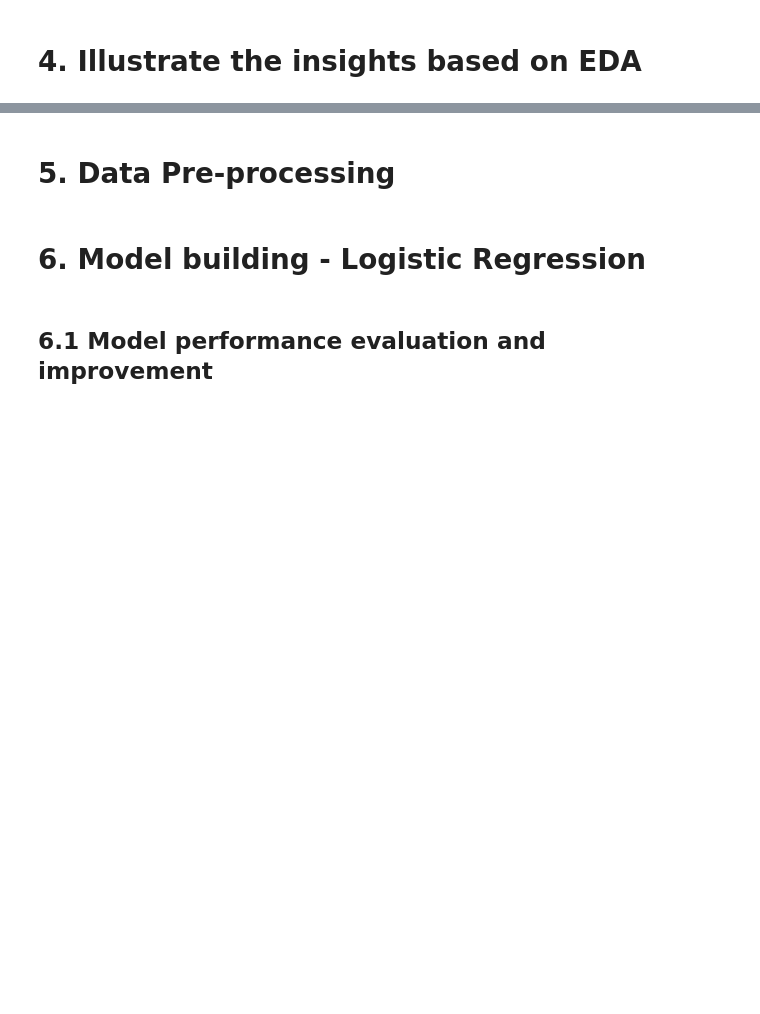
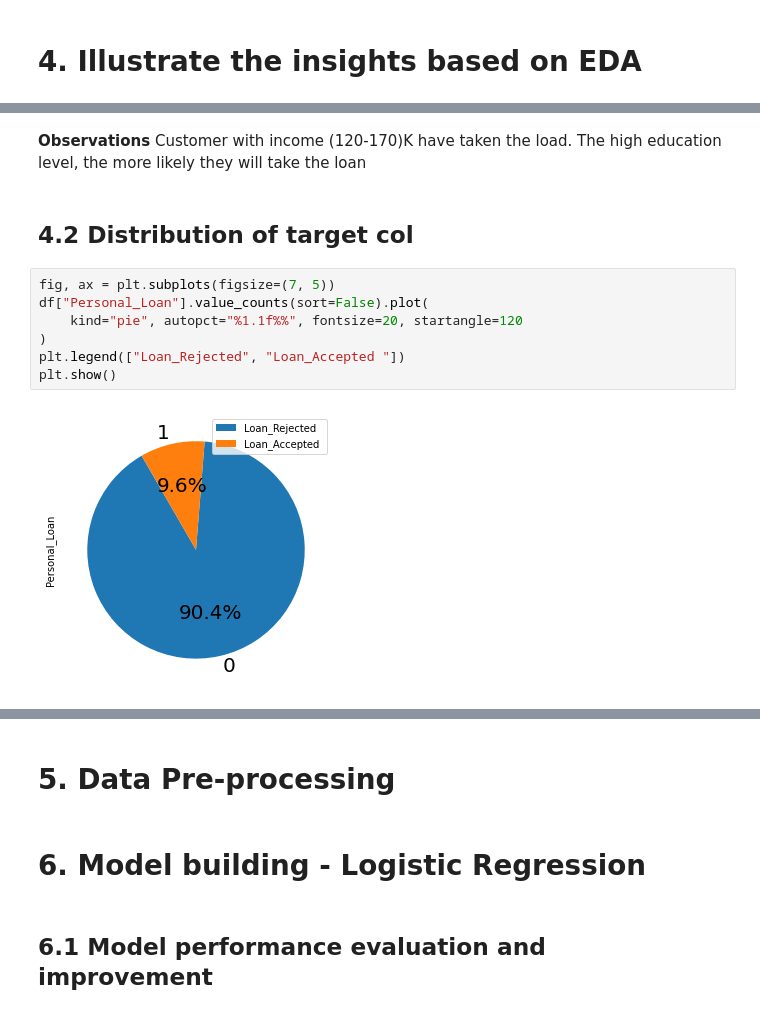
Before and after one commit to sirhomersimpson/pgp-aiml, a Jupyter notebook: supervised_learning_regression/Personal Loan Campaign Project.ipynb, the cells around one changed output, grey strips where cells are left out. Cells and saved outputs as stored; diff of their text form; blank space fills up the shorter version.

```diff
--- a/supervised_learning_regression/Personal Loan Campaign Project.ipynb
+++ b/supervised_learning_regression/Personal Loan Campaign Project.ipynb
@@ -467,0 +518,13 @@ Mortgage 70% of the individuals have a mortgage of less than 40K. However the ma
+# %% [markdown]
+**Observations** Customer with income (120-170)K have taken the load. The high education level, the more likely they will take the loan
+# %% [markdown]
+## 4.2 Distribution of target col
+# %%
+fig, ax = plt.subplots(figsize=(7, 5))
+df["Personal_Loan"].value_counts(sort=False).plot(
+    kind="pie", autopct="%1.1f%%", fontsize=20, startangle=120
+)
+plt.legend(["Loan_Rejected", "Loan_Accepted "])
+plt.show()
+# %% [output]
+[figure, added]
```
Also changed, not shown: parts of 33 cells of this notebook.
